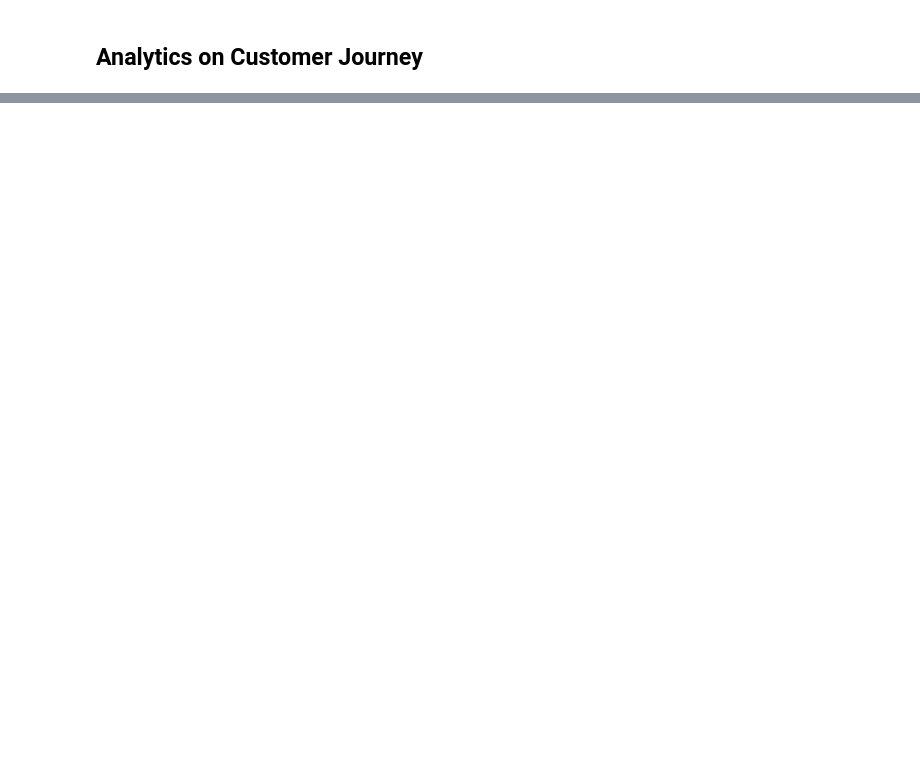
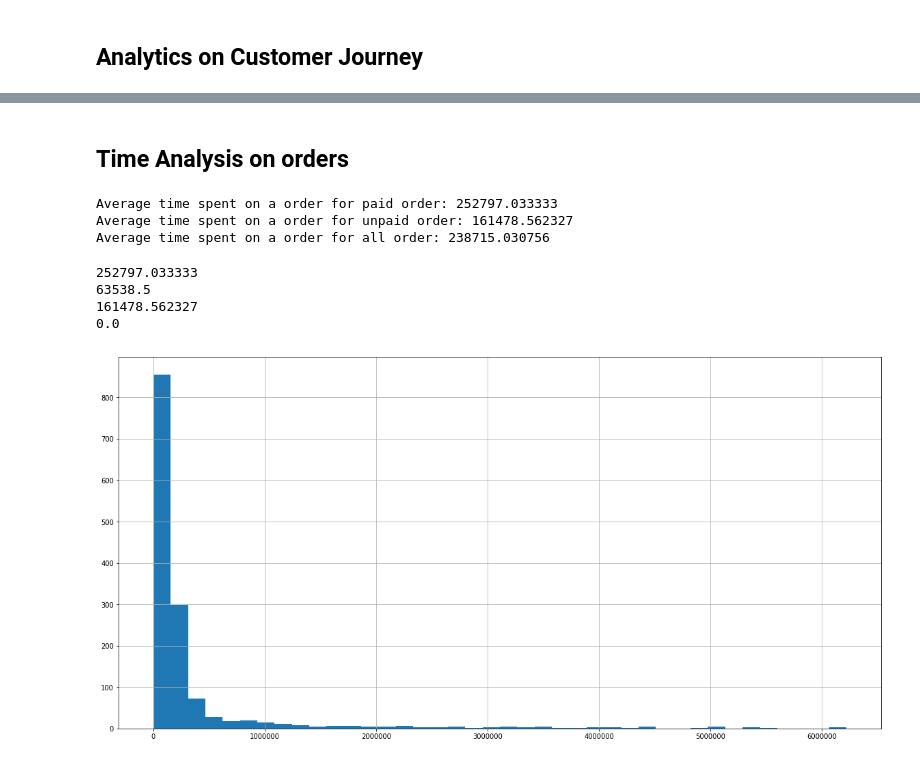
Before and after one commit to ZiaoChen/BC3406, a Jupyter notebook: Hackathon/Customer Journey.ipynb, the cells around one changed output, grey strips where cells are left out. Cells and saved outputs as stored; diff of their text form; code cells hidden in the pictures; blank space fills up the shorter version.

```diff
--- a/Hackathon/Customer Journey.ipynb
+++ b/Hackathon/Customer Journey.ipynb
@@ -32,15 +32,15 @@ events
 # %% [markdown]
 ## Get Order Specific Data
 # %%
-orders = events
+orders = events.copy()
 drop_columns = ['product_title','product_id','product_price','product_status','product_grams','product_sku']
 orders = orders.drop(drop_columns, axis=1)
-print orders.shape
+print(orders.shape)
 orders = orders.drop_duplicates()
-print orders.shape
+print (orders.shape)
 orders = orders[pd.notnull(orders['user_id'])]
-print orders.shape
-orders
+print (orders.shape)
+orders.to_csv('temp.csv')
 # %% [output]
 (37726, 15)
 (16956, 15)
@@ -222,0 +329,5 @@ plt.show()
+# %%
+group_by_events = time_frame['time'].groupby([time_frame['event']])
+for name, group in group_by_events:
+    print (name)
+    print group.mean()
@@ -222,0 +352,48 @@ plt.show()
+# %% [markdown]
+## Time Analysis on orders
+# %%
+orders['updated_date'] = orders['updated_date'].apply(int)
+group_by_events = orders[['event_name','updated_date']].groupby([orders['user_id'], orders['order_number']])
+paid = 0
+unpaid = 0
+total_time_paid = 0
+paid_time_list = []
+unpaid_time_list = []
+total_time_unpaid = 0
+for name, group in group_by_events:
+    if 'order-paid' in list(group['event_name']):
+        total_time_paid += group['updated_date'].iloc[-1] - group['updated_date'].iloc[0]
+        paid += 1
+        paid_time_list.append(group['updated_date'].iloc[-1] - group['updated_date'].iloc[0])
+    else:
+        total_time_unpaid += group['updated_date'].iloc[-1] - group['updated_date'].iloc[0]
+        unpaid += 1
+        unpaid_time_list.append(group['updated_date'].iloc[-1] - group['updated_date'].iloc[0])
+
+print("Average time spent on a order for paid order: %f" % (float(total_time_paid) / paid))
+print("Average time spent on a order for unpaid order: %f" % (float(total_time_unpaid) / unpaid))
+print("Average time spent on a order for all order: %f" % (float(total_time_paid + total_time_unpaid) / (unpaid + paid)))
+# %% [output]
+Average time spent on a order for paid order: 252797.033333
+Average time spent on a order for unpaid order: 161478.562327
+Average time spent on a order for all order: 238715.030756
+# %%
+paid_time_list = pd.Series(paid_time_list)
+unpaid_time_list = pd.Series(unpaid_time_list)
+# %%
+import matplotlib.pyplot as plt
+print(paid_time_list).mean()
+print(paid_time_list.median())
+print(unpaid_time_list.mean())
+print(unpaid_time_list.median())
+# %% [output]
+252797.033333
+63538.5
+161478.562327
+0.0
+# %%
+paid_time_list = paid_time_list[paid_time_list > 120]
+paid_time_list.hist(figsize=(20,10), bins=40)
+plt.show()
+# %% [output]
+[figure, added]
```
Also changed, not shown: parts of 27 cells of this notebook, 5 other files.
